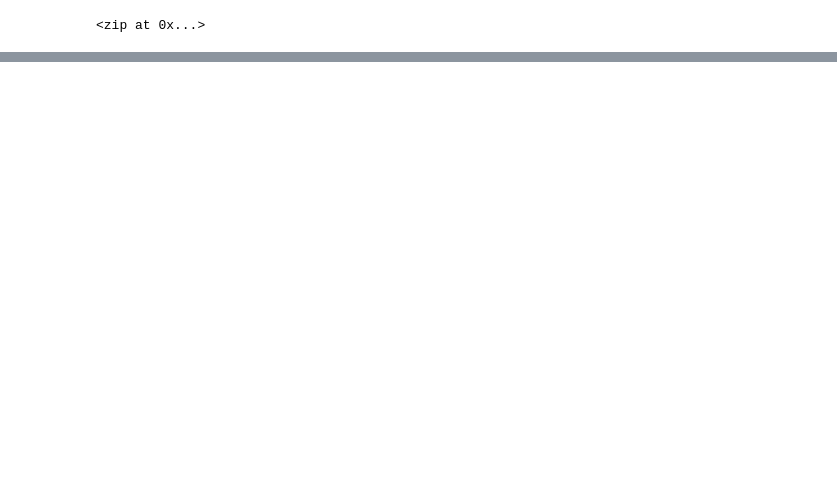
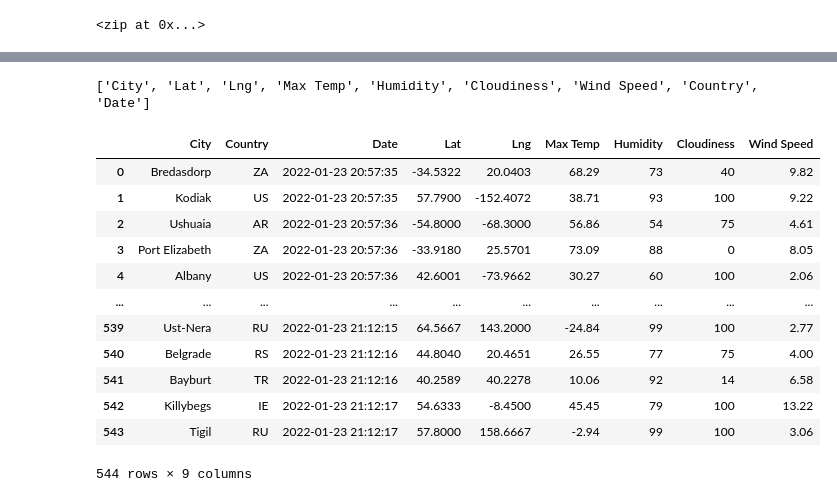
Before and after one commit to klcollins503/World_Weather_Analysis, a Jupyter notebook: WeatherPy.ipynb, the cells around one changed output, grey strips where cells are left out. Drawn from its saved outputs; the diff is of its cells as text; code cells hidden in the pictures; blank space fills up the shorter version.

Commit message:
adding weatherPy file, update gitignore

```diff
--- a/WeatherPy.ipynb
+++ b/WeatherPy.ipynb
@@ -7,3 +11,6 @@ from citipy import citipy
+# %%
+# Starting URL for Weather Map API Call.
+url = "http://api.openweathermap.org/data/2.5/weather?units=Imperial&APPID=" + weather_api_key
 # %%
 # Create a set of random latitude and longitude combinations.
 lats = np.random.uniform(low=-90.000, high=90.000, size=1500)
@@ -31,0 +119,4 @@ len(cities)
+# %%
+# Convert the array of dictionaries to a Pandas DataFrame.
+city_data_df = pd.DataFrame(city_data)
+city_data_df.head(10)
@@ -31,0 +135,24 @@ len(cities)
+# %%
+columns = list(city_data_df)
+print(columns)
+# %% [output]
+['City', 'Lat', 'Lng', 'Max Temp', 'Humidity', 'Cloudiness', 'Wind Speed', 'Country', 'Date']
+# %%
+new_column_order = ["City", "Country", "Date", "Lat", "Lng", "Max Temp", "Humidity", "Cloudiness", "Wind Speed"]
+
+city_data_df = city_data_df[new_column_order]
+city_data_df
+# %% [output]
+|  | City | Country | Date | Lat | Lng | Max Temp | Humidity | Cloudiness | Wind Speed |
+| 0 | Bredasdorp | ZA | 2022-01-23 20:57:35 | -34.5322 | 20.0403 | 68.29 | 73 | 40 | 9.82 |
+| 1 | Kodiak | US | 2022-01-23 20:57:35 | 57.7900 | -152.4072 | 38.71 | 93 | 100 | 9.22 |
+| 2 | Ushuaia | AR | 2022-01-23 20:57:36 | -54.8000 | -68.3000 | 56.86 | 54 | 75 | 4.61 |
+| 3 | Port Elizabeth | ZA | 2022-01-23 20:57:36 | -33.9180 | 25.5701 | 73.09 | 88 | 0 | 8.05 |
+| 4 | Albany | US | 2022-01-23 20:57:36 | 42.6001 | -73.9662 | 30.27 | 60 | 100 | 2.06 |
+| ... | ... | ... | ... | ... | ... | ... | ... | ... | ... |
+| 539 | Ust-Nera | RU | 2022-01-23 21:12:15 | 64.5667 | 143.2000 | -24.84 | 99 | 100 | 2.77 |
+| 540 | Belgrade | RS | 2022-01-23 21:12:16 | 44.8040 | 20.4651 | 26.55 | 77 | 75 | 4.00 |
+| 541 | Bayburt | TR | 2022-01-23 21:12:16 | 40.2589 | 40.2278 | 10.06 | 92 | 14 | 6.58 |
+| 542 | Killybegs | IE | 2022-01-23 21:12:17 | 54.6333 | -8.4500 | 45.45 | 79 | 100 | 13.22 |
+| 543 | Tigil | RU | 2022-01-23 21:12:17 | 57.8000 | 158.6667 | -2.94 | 99 | 100 | 3.06 |
+544 rows × 9 columns
```
Also changed, not shown: parts of 5 cells of this notebook, 3 other files.
